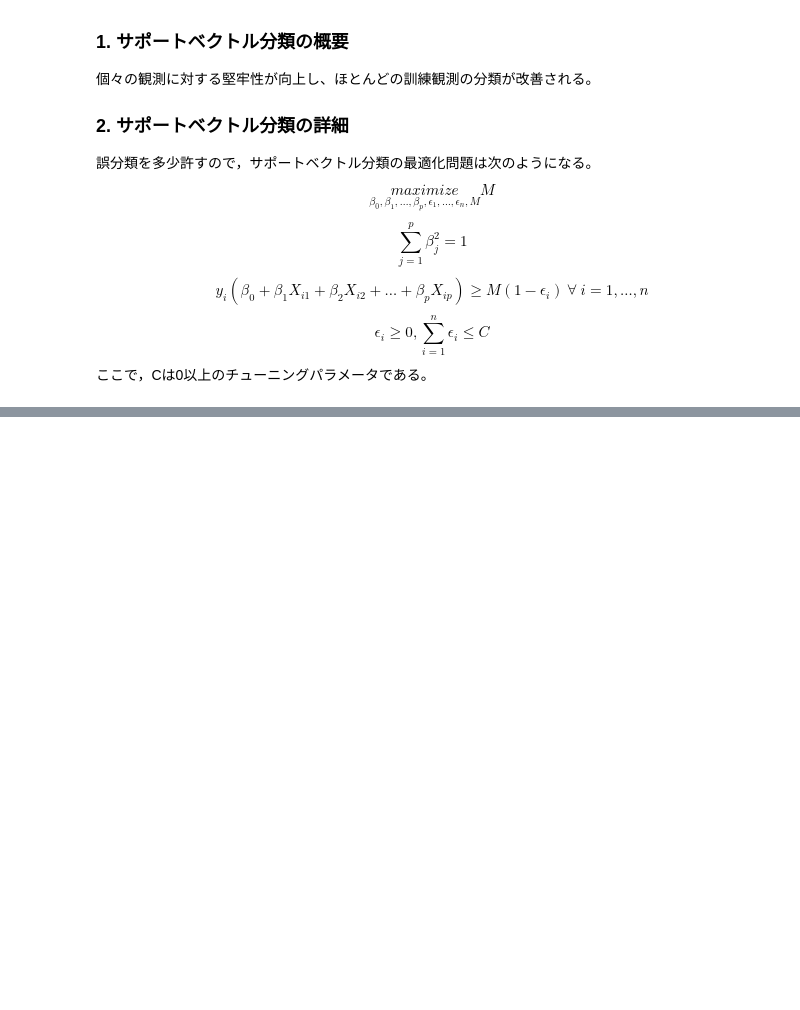
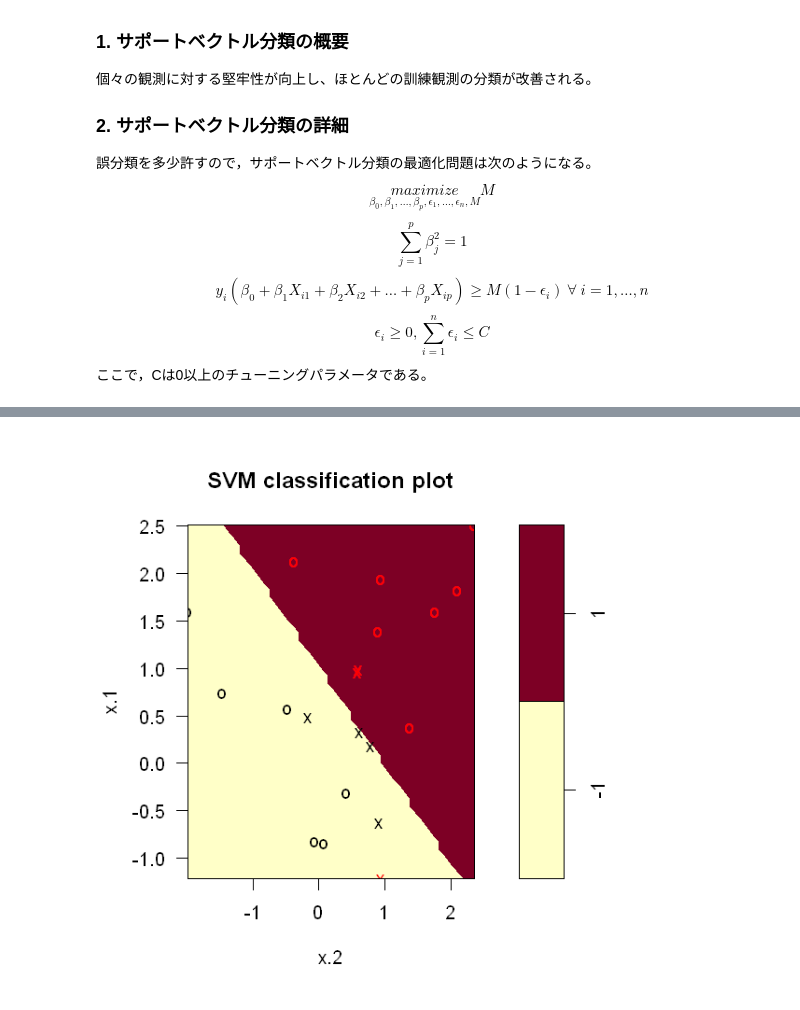
Before and after one commit to yellowmeteor/met_python.github.io, a Jupyter notebook: ISLR/9_Support_Vector_Machines.ipynb, the cells around one changed output, grey strips where cells are left out. Cells and saved outputs as stored; diff of their text form; code cells hidden in the pictures; blank space fills up the shorter version.

```diff
--- a/ISLR/9_Support_Vector_Machines.ipynb
+++ b/ISLR/9_Support_Vector_Machines.ipynb
@@ -76,0 +99,8 @@ $$
+# %%
+# サポートベクトル分類
+dat = data.frame(x=x, y=as.factor(y))
+svmfit = svm(y~., data=dat, kernel='linear', cost=10, scale=FALSE)
+options(repr.plot.width=5, repr.plot.height=5) # jupyter用
+plot(svmfit, dat)
+# %% [output]
+[figure, added]
```
Also changed, not shown: parts of 20 cells of this notebook.
